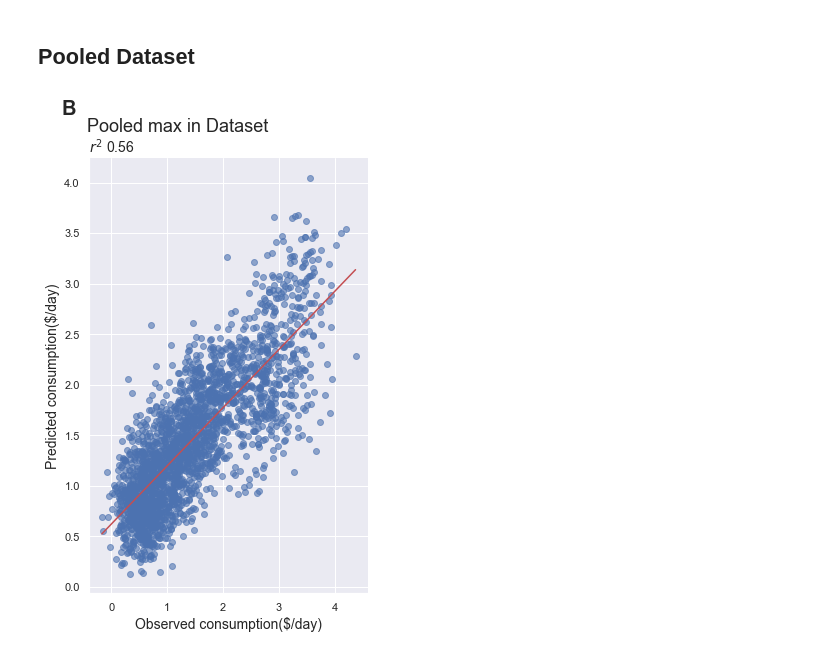
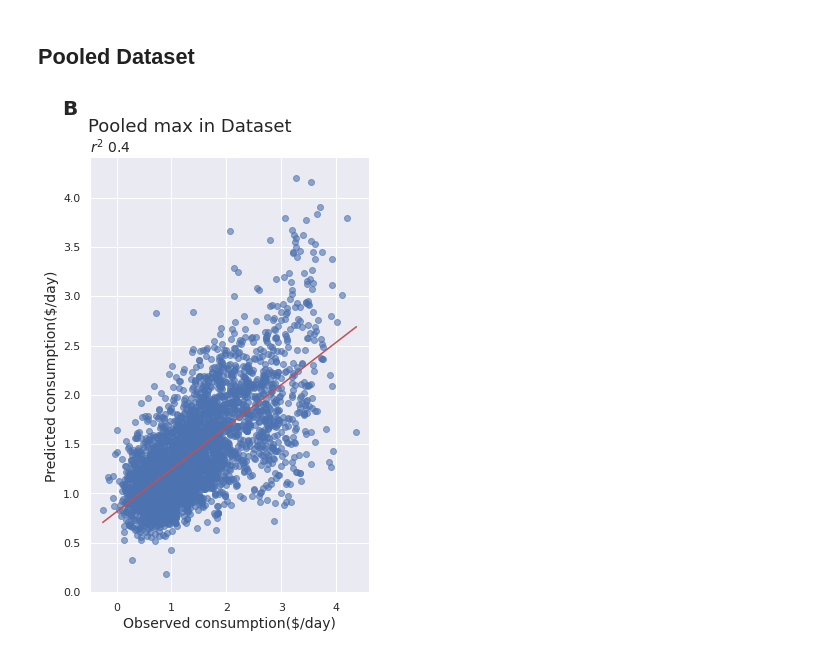
Before and after one commit to EPFLiGHT/predicting-poverty-through-time, a Jupyter notebook: src/2_evaluation/1_recent_combined.ipynb, the cells around one changed output. Saved outputs shown, nothing was run; the diff lists cells and outputs as text; code cells hidden in the pictures.

Commit message:
Generate combined countries figs (+MLI & NER)

```diff
--- a/src/2_evaluation/1_recent_combined.ipynb
+++ b/src/2_evaluation/1_recent_combined.ipynb
@@ -27,8 +50,15 @@ complete_df, all_cols = eu.get_data("../data/lsms/processed/_all_real.csv", "../
+# %%
+DATA_PATH = 'drive/MyDrive/data/'
+lsms_path = f'{DATA_PATH}/processed/_all_real.csv'
+cnn_weights_path = f'{DATA_PATH}/weights/weights_all_countries.csv'
+FIGS_PATH = 'drive/MyDrive/figs'
+# %%
+complete_df, all_cols = eu.get_data(lsms_path, cnn_weights_path, DATA_PATH)
 # %% [markdown]
 ## Heatmap for cross country
 # %%
-countries = [["NG"], ["ETH"] ,["TZA"], ["MW"], ["NG", "ETH", "TZA", "MW"]]
-arr = np.zeros((5,5))
+countries = [["NG"], ["ETH"] ,["TZA"], ["MW"], ["MLI"], ["NER"], ["NG", "ETH", "TZA", "MW", "MLI", "NER"]]
+arr = np.zeros((7,7))
 for i, country in enumerate(countries):
     X, y = eu.get_recent_features(complete_df, country, all_cols)
     for j, out_country in enumerate(countries):
@@ -53,9 +83,9 @@ heatmap(arr)
 # %% [markdown]
 ## Pooled Dataset
 # %%
-X, y = eu.get_recent_features(complete_df, ["NG", "ETH", "TZA", "MW"], all_cols, scale_cnn=False)
+X, y = eu.get_recent_features(complete_df, ["NG", "ETH", "TZA", "MW", "MLI", "NER"], all_cols, scale_cnn=False)
 r2, y_hest, model = eu.run_ridge(X, y)
 fig = eu.plot_predictions(y, y_hest,r2, "Pooled", "max in Dataset", 1, x_label=True)
-plt.savefig("../figs/pooled_max_year.pdf", dpi=600, bbox_inches="tight")
+plt.savefig(f"{FIGS_PATH}/pooled_max_year.pdf", dpi=600, bbox_inches="tight")
 # %% [output]
-[figure, old version]
+[figure, new version]
```
Also changed, not shown: parts of 8 cells of this notebook.
